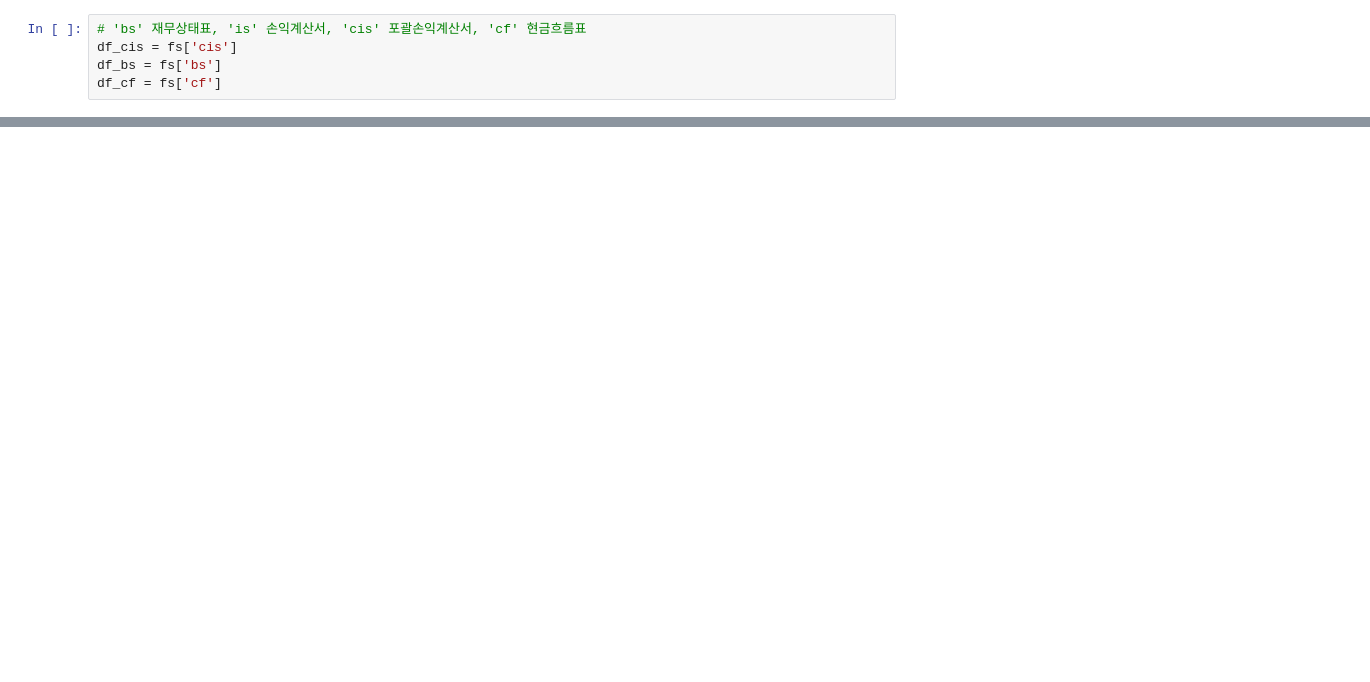
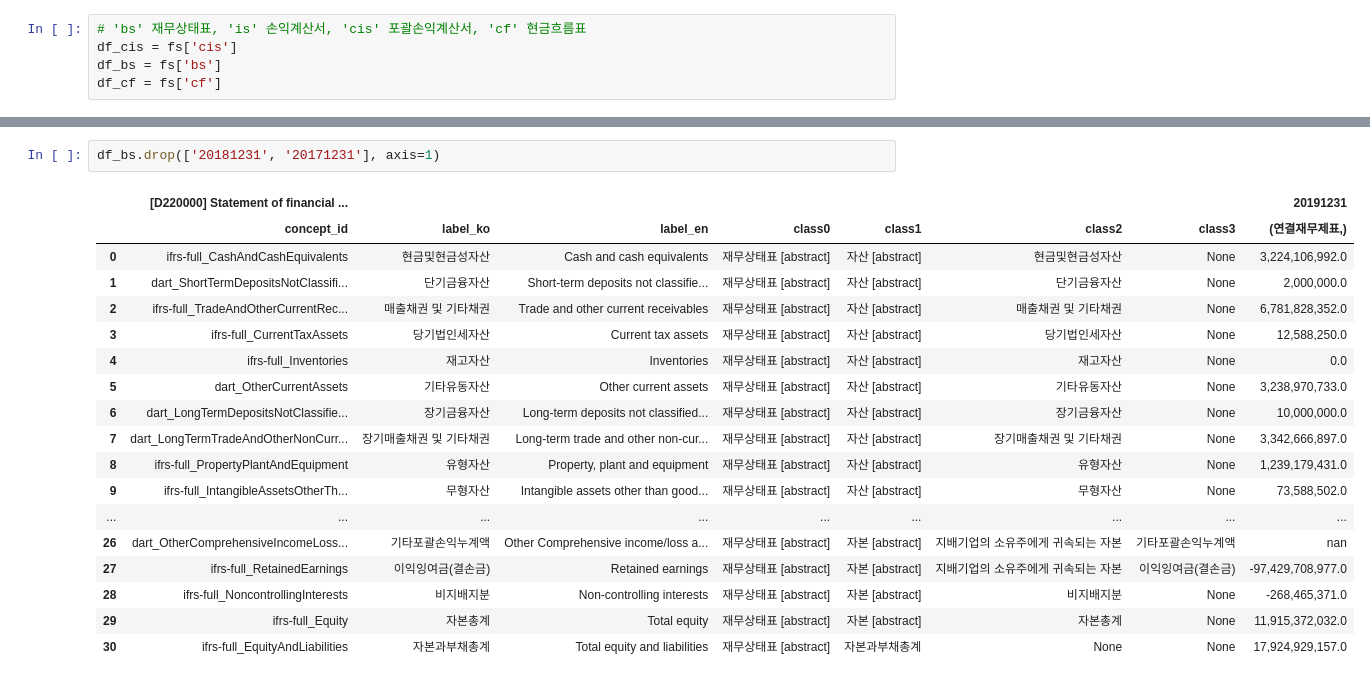
Before and after one commit to Seungki-Jeong/Analysis-of-Corporate-Bankruptcy, a Jupyter notebook: (windows)재무제표, 현금흐름표, 포괄손익계산서 예시.ipynb, the cells around one changed output, grey strips where cells are left out. Cells and saved outputs as stored; diff of their text form; blank space fills up the shorter version.

```diff
--- a/(windows)재무제표, 현금흐름표, 포괄손익계산서 예시.ipynb
+++ b/(windows)재무제표, 현금흐름표, 포괄손익계산서 예시.ipynb
@@ -125,0 +73,21 @@ df_cf
+# %%
+df_bs.drop(['20181231', '20171231'], axis=1)
+# %% [output]
+|  | [D220000] Statement of financial ... |  |  |  |  |  |  | 20191231 |
+|  | concept_id | label_ko | label_en | class0 | class1 | class2 | class3 | (연결재무제표,) |
+| 0 | ifrs-full_CashAndCashEquivalents | 현금및현금성자산 | Cash and cash equivalents | 재무상태표 [abstract] | 자산 [abstract] | 현금및현금성자산 | None | 3,224,106,992.0 |
+| 1 | dart_ShortTermDepositsNotClassifi... | 단기금융자산 | Short-term deposits not classifie... | 재무상태표 [abstract] | 자산 [abstract] | 단기금융자산 | None | 2,000,000.0 |
+| 2 | ifrs-full_TradeAndOtherCurrentRec... | 매출채권 및 기타채권 | Trade and other current receivables | 재무상태표 [abstract] | 자산 [abstract] | 매출채권 및 기타채권 | None | 6,781,828,352.0 |
+| 3 | ifrs-full_CurrentTaxAssets | 당기법인세자산 | Current tax assets | 재무상태표 [abstract] | 자산 [abstract] | 당기법인세자산 | None | 12,588,250.0 |
+| 4 | ifrs-full_Inventories | 재고자산 | Inventories | 재무상태표 [abstract] | 자산 [abstract] | 재고자산 | None | 0.0 |
+| 5 | dart_OtherCurrentAssets | 기타유동자산 | Other current assets | 재무상태표 [abstract] | 자산 [abstract] | 기타유동자산 | None | 3,238,970,733.0 |
+| 6 | dart_LongTermDepositsNotClassifie... | 장기금융자산 | Long-term deposits not classified... | 재무상태표 [abstract] | 자산 [abstract] | 장기금융자산 | None | 10,000,000.0 |
+| 7 | dart_LongTermTradeAndOtherNonCurr... | 장기매출채권 및 기타채권 | Long-term trade and other non-cur... | 재무상태표 [abstract] | 자산 [abstract] | 장기매출채권 및 기타채권 | None | 3,342,666,897.0 |
+| 8 | ifrs-full_PropertyPlantAndEquipment | 유형자산 | Property, plant and equipment | 재무상태표 [abstract] | 자산 [abstract] | 유형자산 | None | 1,239,179,431.0 |
+| 9 | ifrs-full_IntangibleAssetsOtherTh... | 무형자산 | Intangible assets other than good... | 재무상태표 [abstract] | 자산 [abstract] | 무형자산 | None | 73,588,502.0 |
+| ... | ... | ... | ... | ... | ... | ... | ... | ... |
+| 26 | dart_OtherComprehensiveIncomeLoss... | 기타포괄손익누계액 | Other Comprehensive income/loss a... | 재무상태표 [abstract] | 자본 [abstract] | 지배기업의 소유주에게 귀속되는 자본 | 기타포괄손익누계액 | nan |
+| 27 | ifrs-full_RetainedEarnings | 이익잉여금(결손금) | Retained earnings | 재무상태표 [abstract] | 자본 [abstract] | 지배기업의 소유주에게 귀속되는 자본 | 이익잉여금(결손금) | -97,429,708,977.0 |
+| 28 | ifrs-full_NoncontrollingInterests | 비지배지분 | Non-controlling interests | 재무상태표 [abstract] | 자본 [abstract] | 비지배지분 | None | -268,465,371.0 |
+| 29 | ifrs-full_Equity | 자본총계 | Total equity | 재무상태표 [abstract] | 자본 [abstract] | 자본총계 | None | 11,915,372,032.0 |
+| 30 | ifrs-full_EquityAndLiabilities | 자본과부채총계 | Total equity and liabilities | 재무상태표 [abstract] | 자본과부채총계 | None | None | 17,924,929,157.0 |
```
Also changed, not shown: parts of 12 cells of this notebook.
